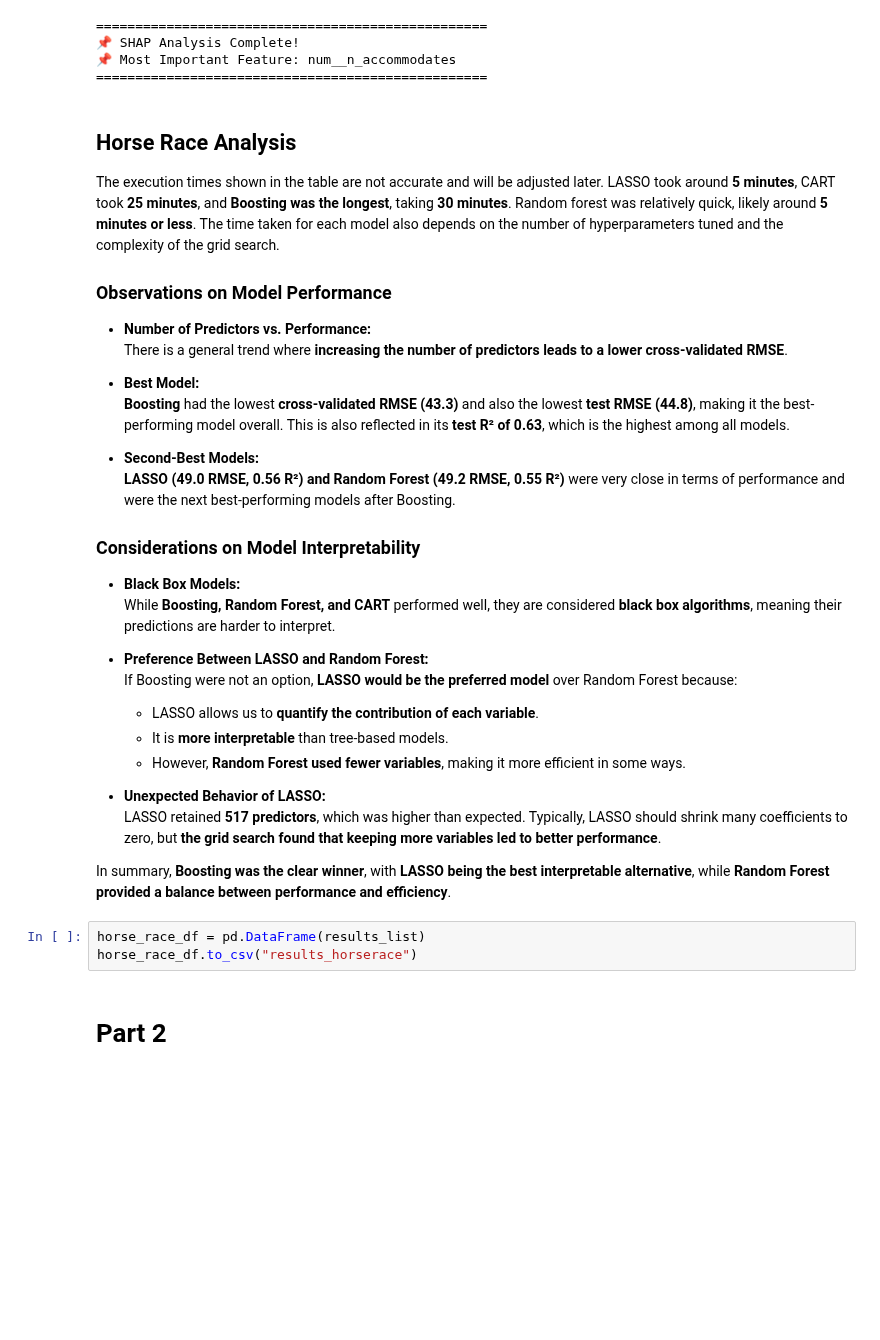
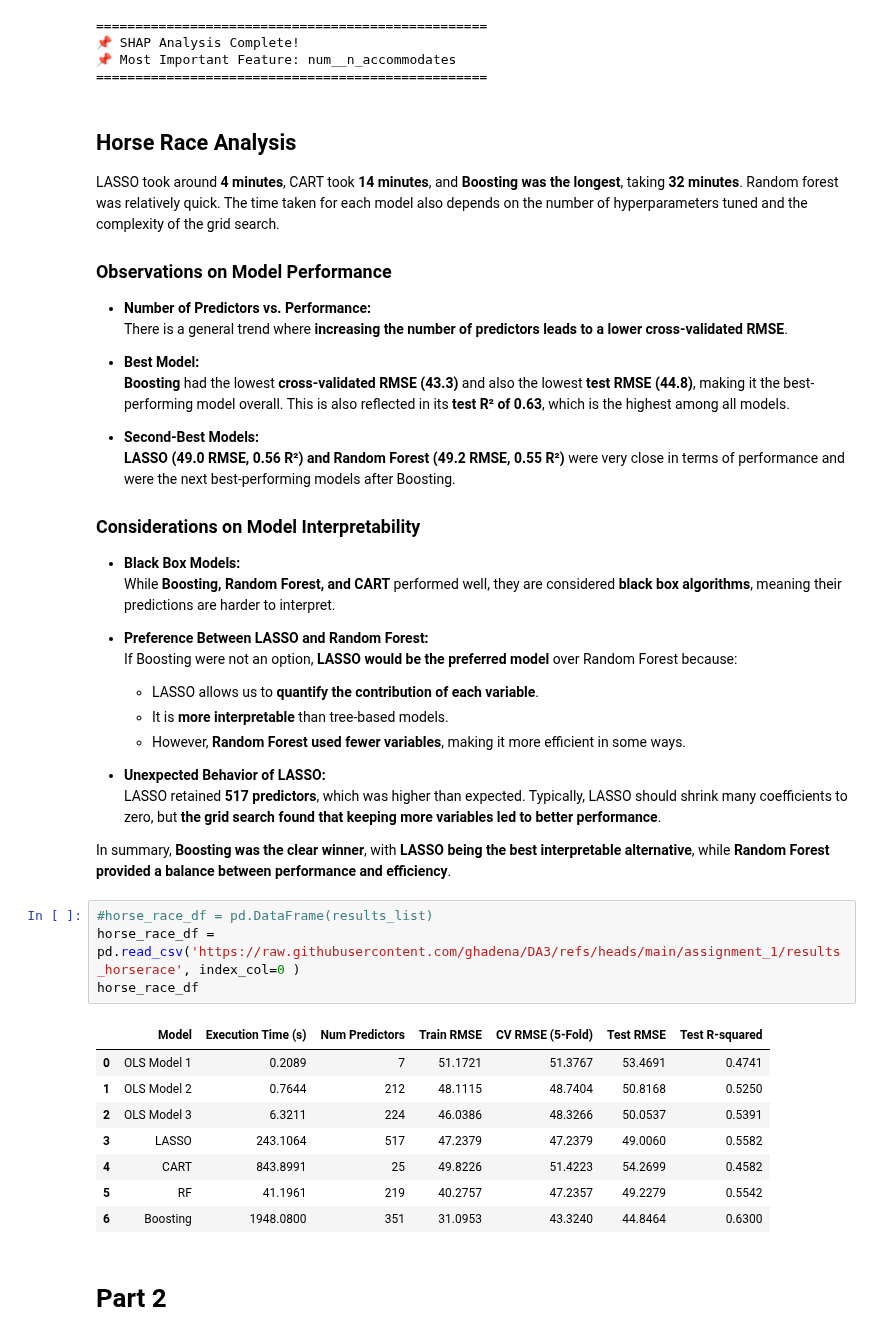
Before and after one commit to ghadena/DA3, a Jupyter notebook: assignment_1/asssignment.ipynb, the cells around one changed output. Cells and saved outputs as stored; diff of their text form; blank space fills up the shorter version.

```diff
--- a/assignment_1/asssignment.ipynb
+++ b/assignment_1/asssignment.ipynb
@@ -1699,7 +1693,7 @@ print("=" * 50)
 # %% [markdown]
 ## Horse Race Analysis
 
-The execution times shown in the table are not accurate and will be adjusted later. LASSO took around **5 minutes**, CART took **25 minutes**, and **Boosting was the longest**, taking **30 minutes**. Random forest was relatively quick, likely around **5 minutes or less**. The time taken for each model also depends on the number of hyperparameters tuned and the complexity of the grid search.
+LASSO took around **4 minutes**, CART took **14 minutes**, and **Boosting was the longest**, taking **32 minutes**. Random forest was relatively quick. The time taken for each model also depends on the number of hyperparameters tuned and the complexity of the grid search.
 
 ### Observations on Model Performance
 
@@ -1727,9 +1721,19 @@ The execution times shown in the table are not accurate and will be adjusted lat
   LASSO retained **517 predictors**, which was higher than expected. Typically, LASSO should shrink many coefficients to zero, but **the grid search found that keeping more variables led to better performance**.
 
 In summary, **Boosting was the clear winner**, with **LASSO being the best interpretable alternative**, while **Random Forest provided a balance between performance and efficiency**.
-# %%
-horse_race_df = pd.DataFrame(results_list)
-horse_race_df.to_csv("results_horserace")
+# %%
+#horse_race_df = pd.DataFrame(results_list)
+horse_race_df = pd.read_csv('https://raw.githubusercontent.com/ghadena/DA3/refs/heads/main/assignment_1/results_horserace', index_col=0 )
+horse_race_df
+# %% [output]
+|  | Model | Execution Time (s) | Num Predictors | Train RMSE | CV RMSE (5-Fold) | Test RMSE | Test R-squared |
+| 0 | OLS Model 1 | 0.2089 | 7 | 51.1721 | 51.3767 | 53.4691 | 0.4741 |
+| 1 | OLS Model 2 | 0.7644 | 212 | 48.1115 | 48.7404 | 50.8168 | 0.5250 |
+| 2 | OLS Model 3 | 6.3211 | 224 | 46.0386 | 48.3266 | 50.0537 | 0.5391 |
+| 3 | LASSO | 243.1064 | 517 | 47.2379 | 47.2379 | 49.0060 | 0.5582 |
+| 4 | CART | 843.8991 | 25 | 49.8226 | 51.4223 | 54.2699 | 0.4582 |
+| 5 | RF | 41.1961 | 219 | 40.2757 | 47.2357 | 49.2279 | 0.5542 |
+| 6 | Boosting | 1948.0800 | 351 | 31.0953 | 43.3240 | 44.8464 | 0.6300 |
 # %% [markdown]
 # Part 2
 # %% [markdown]
```
Also changed, not shown: parts of 2 cells of this notebook.
